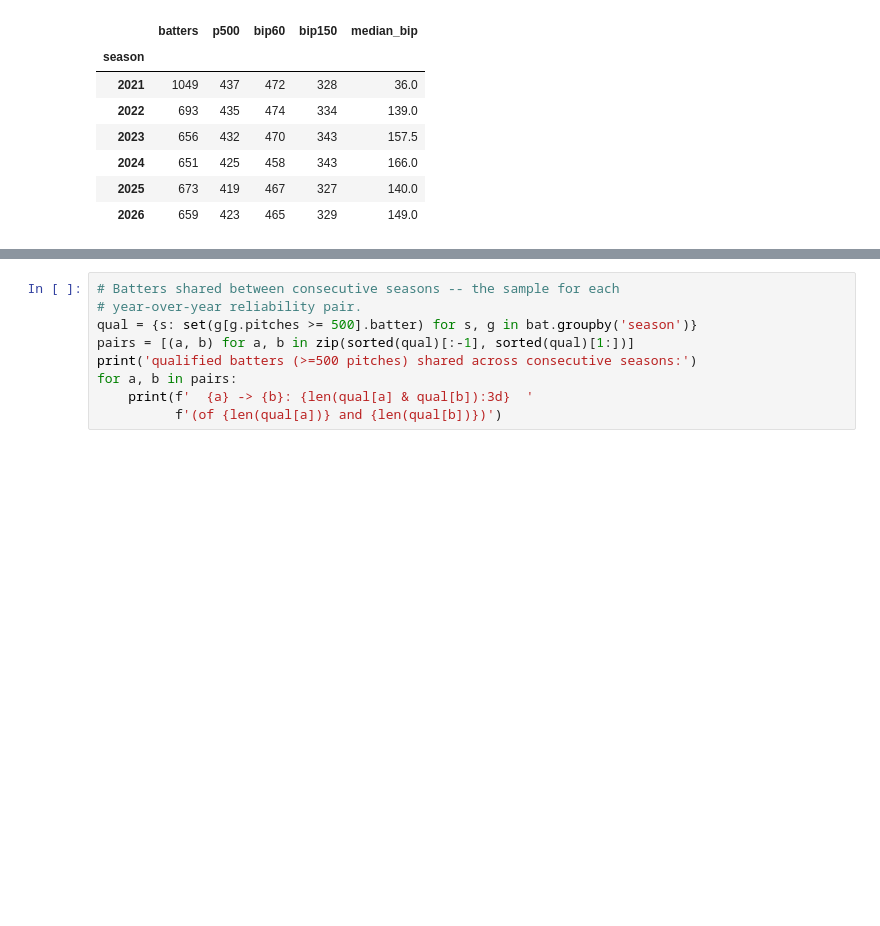
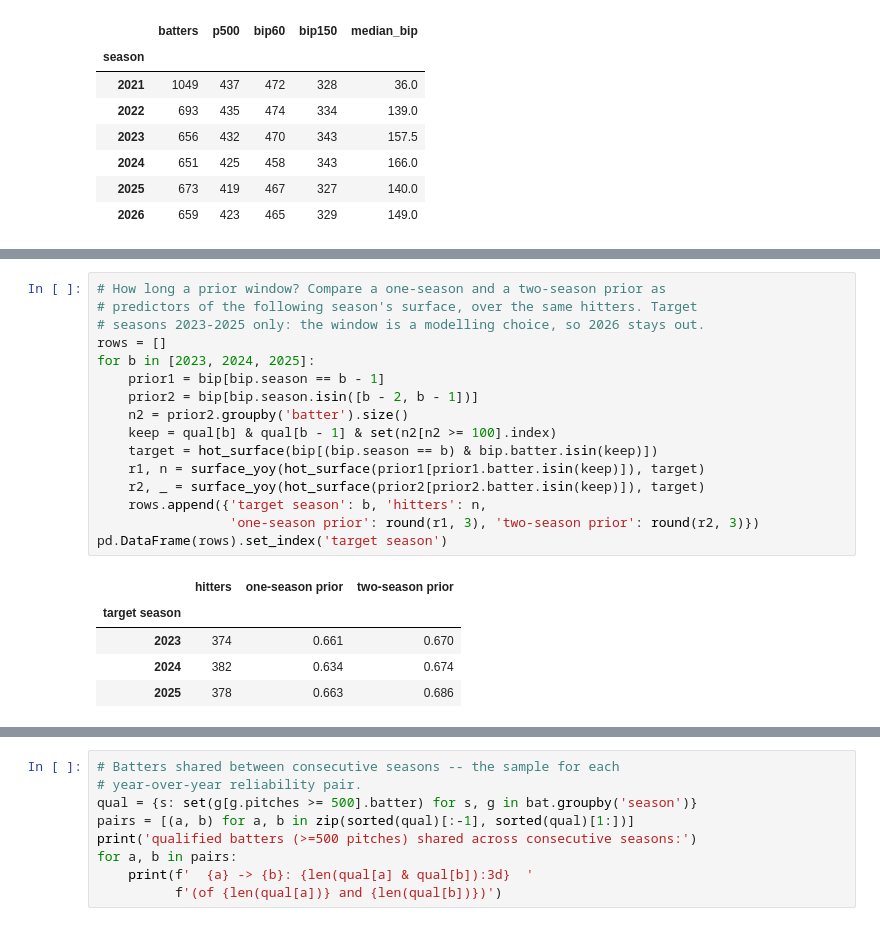
Before and after one commit to Jack1021ohoh/batter_decision_value, a Jupyter notebook: notebooks/eda.ipynb, the cells around one changed output, grey strips where cells are left out. Saved outputs shown, nothing was run; the diff lists cells and outputs as text; blank space fills up the shorter version.

```diff
--- a/notebooks/eda.ipynb
+++ b/notebooks/eda.ipynb
@@ -810,3 +813,25 @@ pd.DataFrame(rows).set_index('pair')
+# %%
+# How long a prior window? Compare a one-season and a two-season prior as
+# predictors of the following season's surface, over the same hitters. Target
+# seasons 2023-2025 only: the window is a modelling choice, so 2026 stays out.
+rows = []
+for b in [2023, 2024, 2025]:
+    prior1 = bip[bip.season == b - 1]
+    prior2 = bip[bip.season.isin([b - 2, b - 1])]
+    n2 = prior2.groupby('batter').size()
+    keep = qual[b] & qual[b - 1] & set(n2[n2 >= 100].index)
+    target = hot_surface(bip[(bip.season == b) & bip.batter.isin(keep)])
+    r1, n = surface_yoy(hot_surface(prior1[prior1.batter.isin(keep)]), target)
+    r2, _ = surface_yoy(hot_surface(prior2[prior2.batter.isin(keep)]), target)
+    rows.append({'target season': b, 'hitters': n,
+                 'one-season prior': round(r1, 3), 'two-season prior': round(r2, 3)})
+pd.DataFrame(rows).set_index('target season')
+# %% [output]
+|  | hitters | one-season prior | two-season prior |
+| target season |  |  |  |
+| 2023 | 374 | 0.661 | 0.670 |
+| 2024 | 382 | 0.634 | 0.674 |
+| 2025 | 378 | 0.663 | 0.686 |
 # %%
 # Why smoothing and shrinkage recover so much: hitter surfaces are extremely
 # low-dimensional. A hitter is not 121 free numbers.
```
Also changed, not shown: parts of 19 cells of this notebook, 6 other files.
